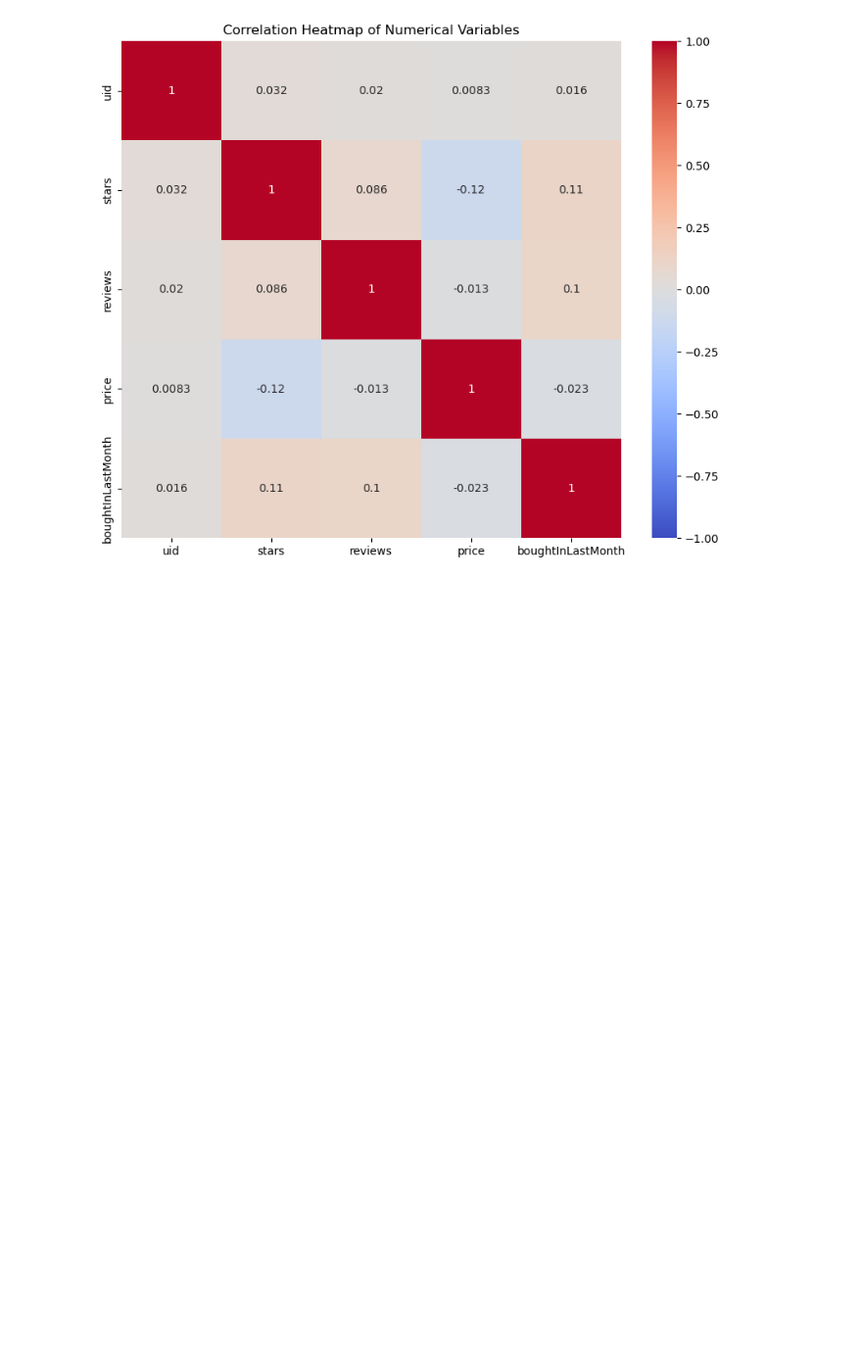
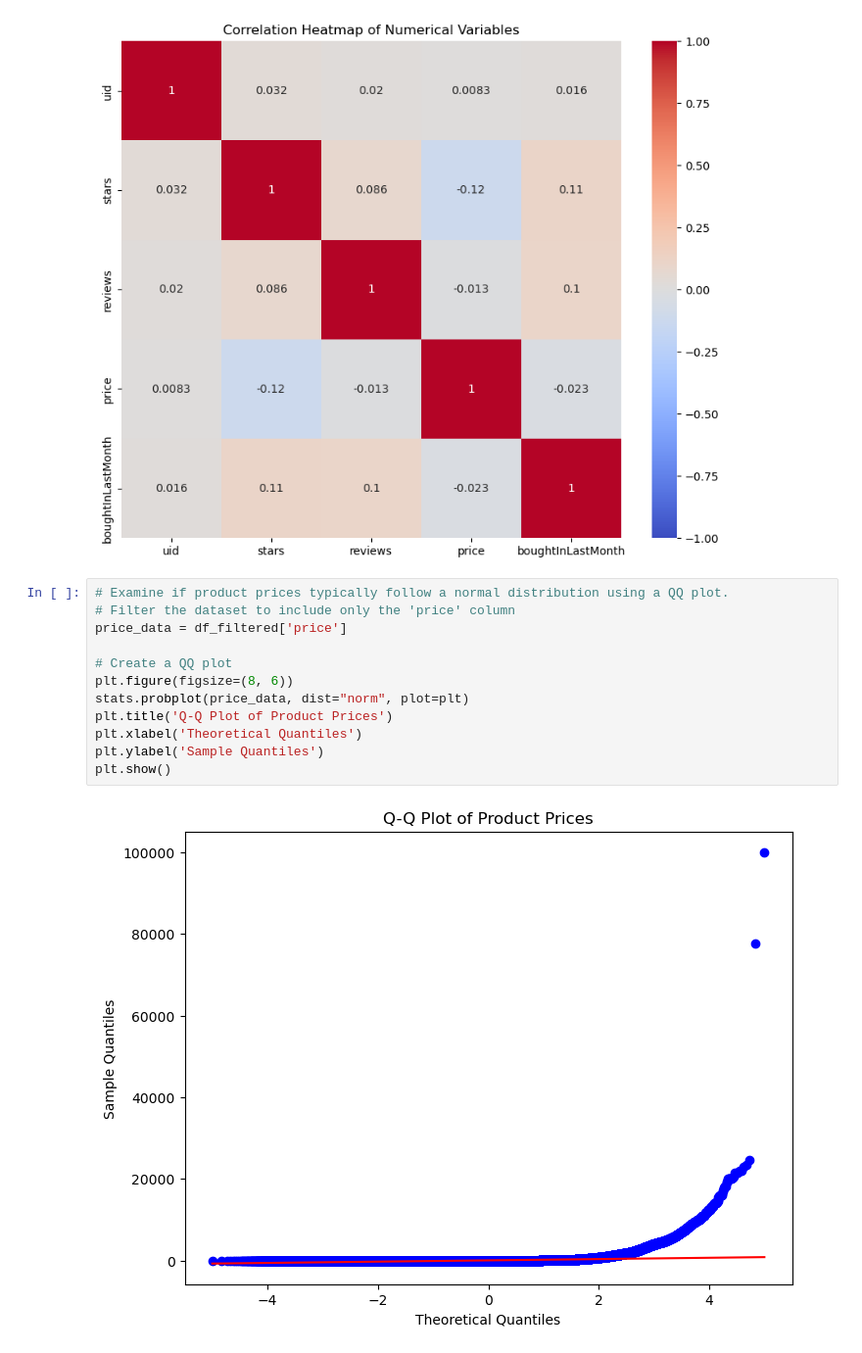
Before and after one commit to jesuserro/lab-eda-bivariate, a Jupyter notebook: main.ipynb, the cells around one changed output. Shown at 98% size. Cells and saved outputs as stored; diff of their text form; blank space fills up the shorter version.

```diff
--- a/main.ipynb
+++ b/main.ipynb
@@ -370,3 +371,17 @@ plt.title('Correlation Heatmap of Numerical Variables')
 plt.show()
 # %% [output]
 [figure]
+# %%
+# Examine if product prices typically follow a normal distribution using a QQ plot.
+# Filter the dataset to include only the 'price' column
+price_data = df_filtered['price']
+
+# Create a QQ plot
+plt.figure(figsize=(8, 6))
+stats.probplot(price_data, dist="norm", plot=plt)
+plt.title('Q-Q Plot of Product Prices')
+plt.xlabel('Theoretical Quantiles')
+plt.ylabel('Sample Quantiles')
+plt.show()
+# %% [output]
+[figure, added]
```
Also changed, not shown: parts of 1 cell of this notebook.
